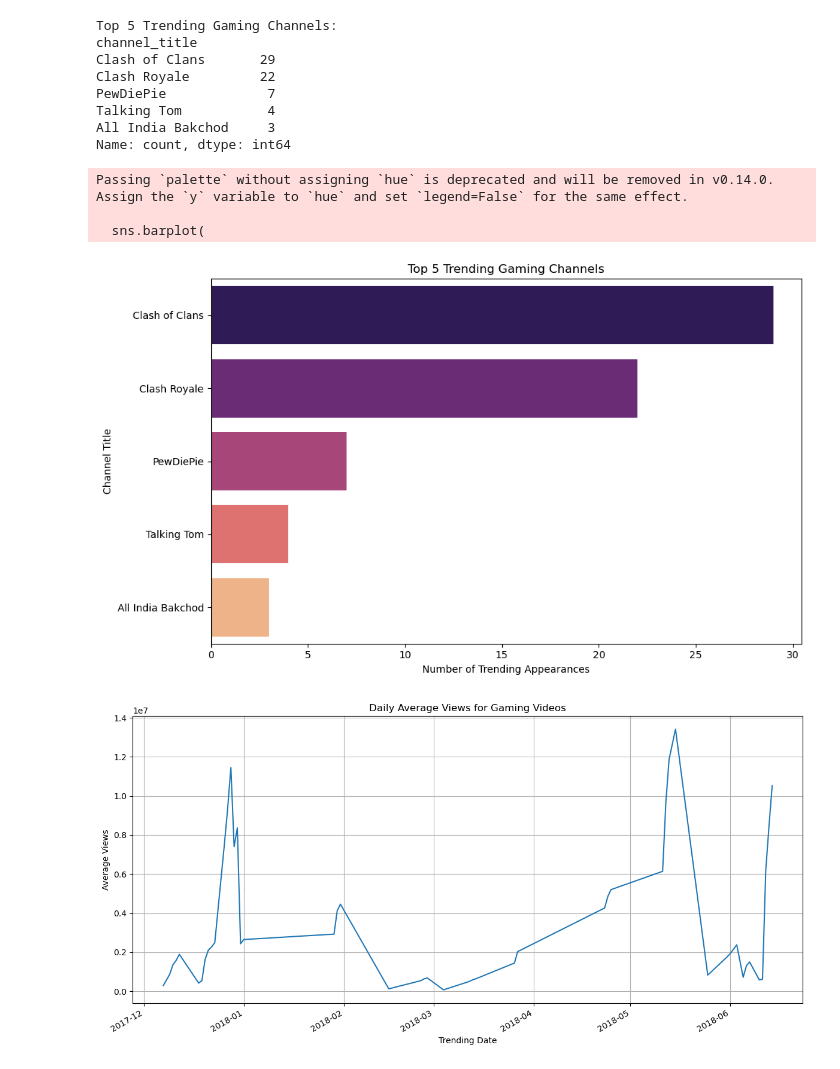
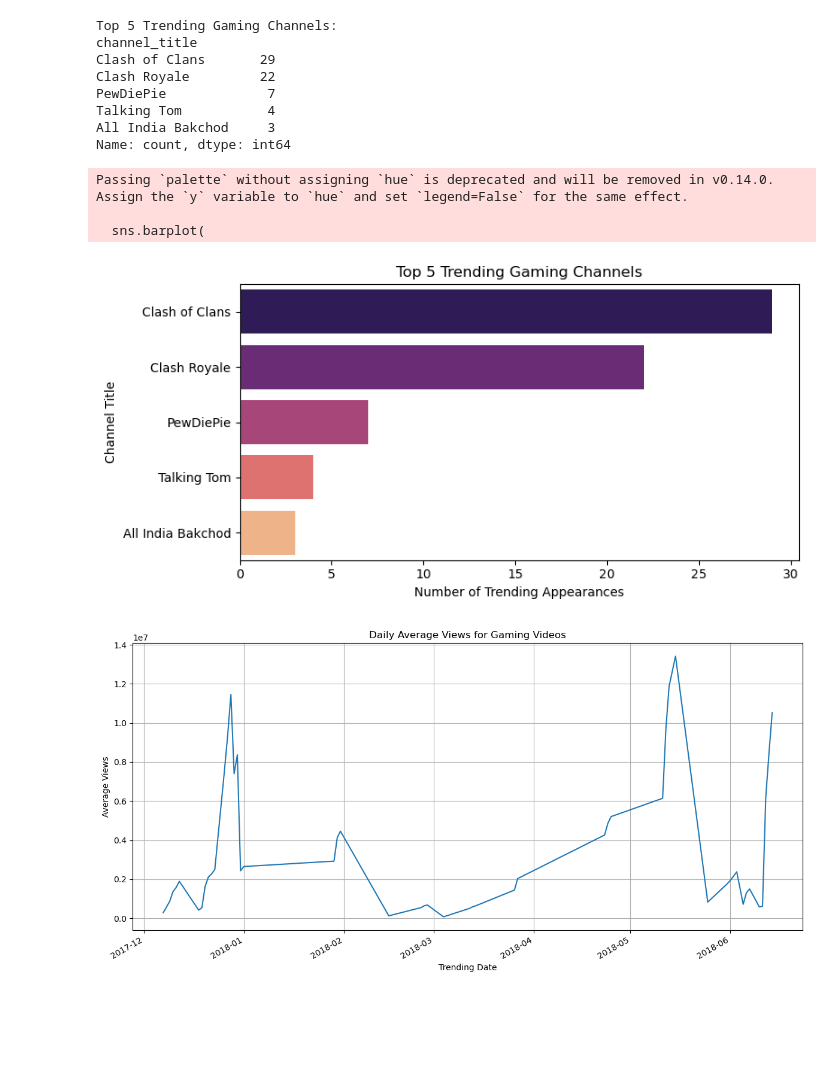
Before and after one commit to mukut45/Youtube-video-trand-analysis-in-india, a Jupyter notebook: YouTube india video trend analysis notebook file.ipynb, the cells around one changed output. Saved outputs shown, nothing was run; the diff lists cells and outputs as text; code cells hidden in the pictures; blank space fills up the shorter version.

```diff
--- a/YouTube india video trend analysis notebook file.ipynb
+++ b/YouTube india video trend analysis notebook file.ipynb
@@ -426,24 +426,24 @@ Name: count, dtype: int64
 # %%
 import seaborn as sns
 import matplotlib.pyplot as plt
 
-plt.figure(figsize=(10, 6))
+plt.figure(figsize=(8, 4))
 sns.barplot(
     x=top_gaming_channels.values,
     y=top_gaming_channels.index,
     palette='magma'
 )
 
 plt.title('Top 5 Trending Gaming Channels')
 plt.xlabel('Number of Trending Appearances')
 plt.ylabel('Channel Title')
 plt.tight_layout()
 plt.show()
 # %% [output]
 Passing `palette` without assigning `hue` is deprecated and will be removed in v0.14.0. Assign the `y` variable to `hue` and set `legend=False` for the same effect.
 
   sns.barplot(
-[figure, old version]
+[figure, new version]
 # %%
 daily_trend = gaming_df.groupby('trending_date')['views'].mean()
 
```
Also changed, not shown: parts of 1 cell of this notebook, 2 other files.
